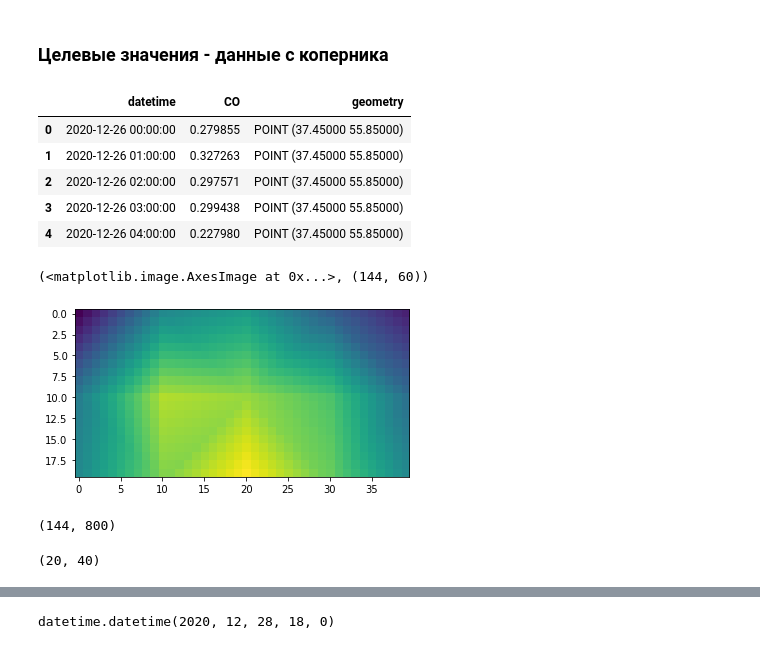
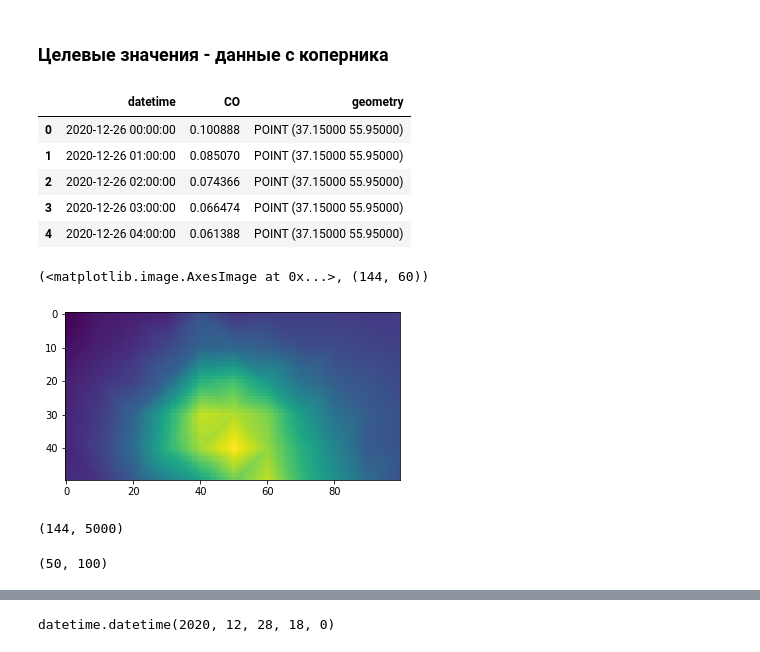
Before and after one commit to vprud/air_tracer, a Jupyter notebook: notes/03_prep_data_AEnetwork.ipynb, the cells around one changed output, grey strips where cells are left out. Saved outputs shown, nothing was run; the diff lists cells and outputs as text; code cells hidden in the pictures.

Commit message:
fix copernicus data

```diff
--- a/notes/03_prep_data_AEnetwork.ipynb
+++ b/notes/03_prep_data_AEnetwork.ipynb
@@ -195,7 +195,7 @@ posts_data.head()
 # %% [markdown]
 ## Подготовка данных с Copernicus
 # %%
-file2read = netcdf.NetCDFFile('../data/copernicus/CO_2020_12_26_2021_01_10.nc','r')
+file2read = netcdf.NetCDFFile('../data/copernicus/CO_extra_2020_12_26_2021_01_10.nc','r')
 # %%
 file2read.variables
 # %% [output]
@@ -429,13 +418,13 @@ with open('./tmp/inputs_dec.npy', 'wb') as f:
 points_data.head()
 # %% [output]
 |  | datetime | CO | geometry |
-| 0 | 2020-12-26 00:00:00 | 0.279855 | POINT (37.45000 55.85000) |
-| 1 | 2020-12-26 01:00:00 | 0.327263 | POINT (37.45000 55.85000) |
-| 2 | 2020-12-26 02:00:00 | 0.297571 | POINT (37.45000 55.85000) |
-| 3 | 2020-12-26 03:00:00 | 0.299438 | POINT (37.45000 55.85000) |
-| 4 | 2020-12-26 04:00:00 | 0.227980 | POINT (37.45000 55.85000) |
+| 0 | 2020-12-26 00:00:00 | 0.100888 | POINT (37.15000 55.95000) |
+| 1 | 2020-12-26 01:00:00 | 0.085070 | POINT (37.15000 55.95000) |
+| 2 | 2020-12-26 02:00:00 | 0.074366 | POINT (37.15000 55.95000) |
+| 3 | 2020-12-26 03:00:00 | 0.066474 | POINT (37.15000 55.95000) |
+| 4 | 2020-12-26 04:00:00 | 0.061388 | POINT (37.15000 55.95000) |
 # %%
-targets_np = np.zeros((time_len-1, 800))
+targets_np = np.zeros((time_len-1, 5000))
 rasterRes = 0.01
 
 for i in tqdm(range(1, time_len)):
@@ -474,22 +463,22 @@ for i in tqdm(range(1, time_len)):
 
     targets_np[i-1] = zCoords.flatten()
 # %%
-plt.imshow(targets_np[3].reshape(20, 40)), inputs_np.shape
+plt.imshow(targets_np[3].reshape(50, 100)), inputs_np.shape
 # %% [output]
 (<matplotlib.image.AxesImage at 0x...>, (144, 60))
-[figure, old version]
+[figure, new version]
 # %%
 with open('./tmp/targets_dec.npy', 'wb') as f:
     np.save(f, targets_np)
 # %%
 targets_np.shape
 # %% [output]
-(144, 800)
+(144, 5000)
 # %%
-geodata = np.flipud(targets_np[0].reshape(20, 40))
+geodata = np.flipud(targets_np[0].reshape(50, 100))
 geodata.shape
 # %% [output]
-(20, 40)
+(50, 100)
 # %%
 geodata[2][4]
 # geodata[долгота][широта]
```
Also changed, not shown: parts of 13 cells of this notebook, 6 other files.
